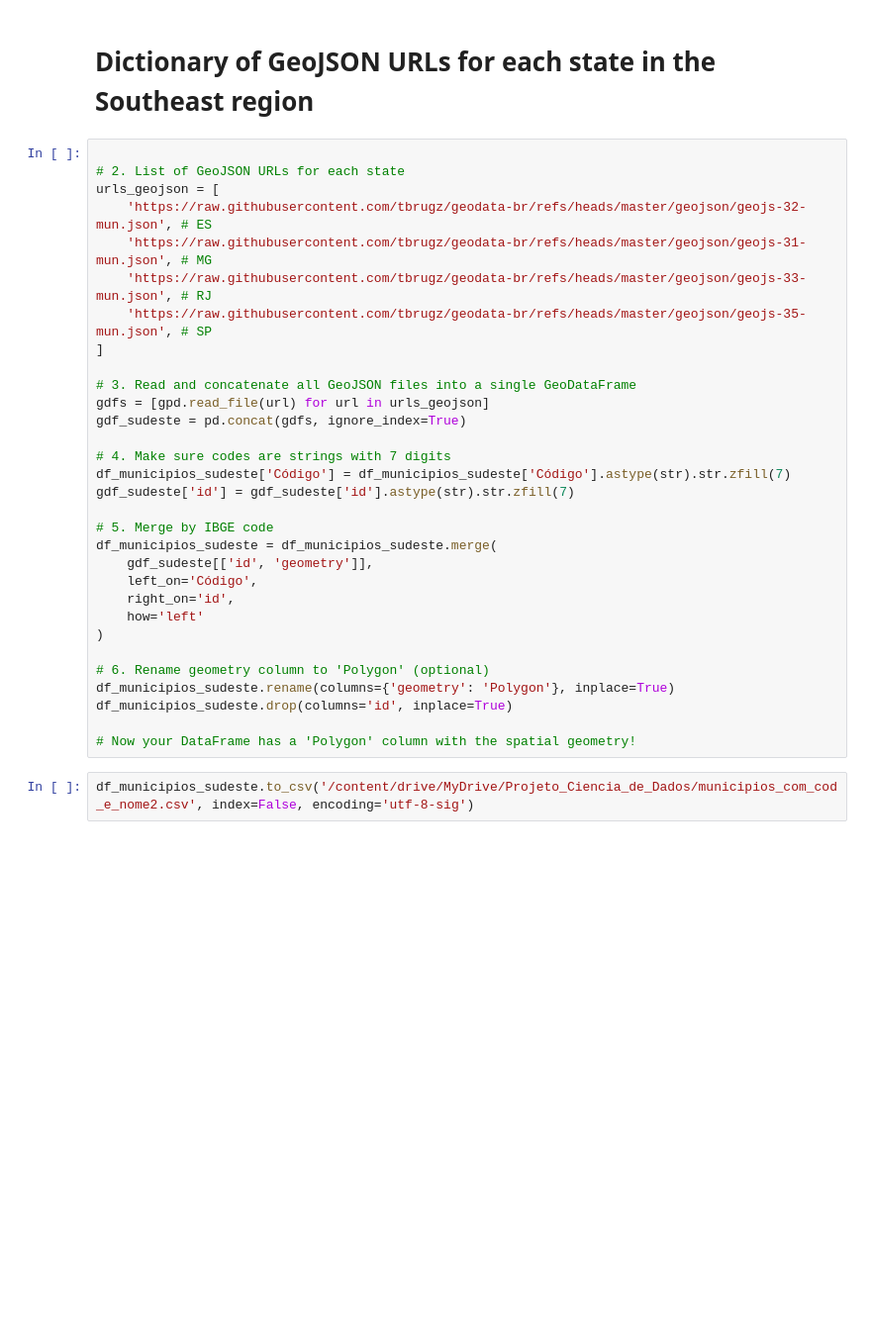
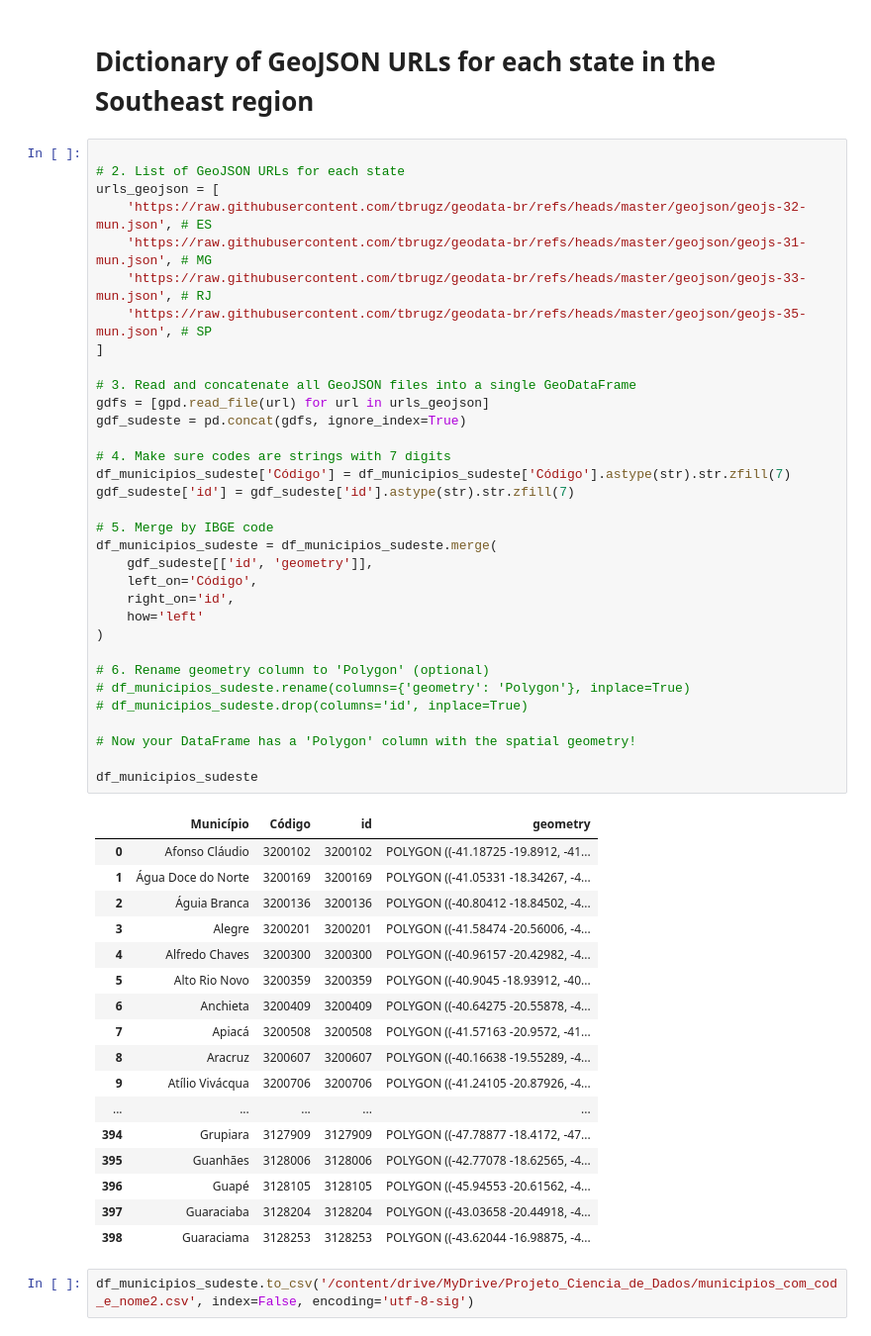
Before and after one commit to lAlissial/VDDataset, a Jupyter notebook: tratando_campos_com_codigos.ipynb, the cells around one changed output. Shown at 99% size. Saved outputs shown, nothing was run; the diff lists cells and outputs as text; blank space fills up the shorter version.

```diff
--- a/tratando_campos_com_codigos.ipynb
+++ b/tratando_campos_com_codigos.ipynb
@@ -1745,34 +1745,54 @@ df_cbo_brazil
 # %%
 
 # 2. List of GeoJSON URLs for each state
 urls_geojson = [
     'https://raw.githubusercontent.com/tbrugz/geodata-br/refs/heads/master/geojson/geojs-32-mun.json', # ES
     'https://raw.githubusercontent.com/tbrugz/geodata-br/refs/heads/master/geojson/geojs-31-mun.json', # MG
     'https://raw.githubusercontent.com/tbrugz/geodata-br/refs/heads/master/geojson/geojs-33-mun.json', # RJ
     'https://raw.githubusercontent.com/tbrugz/geodata-br/refs/heads/master/geojson/geojs-35-mun.json', # SP
 ]
 
 # 3. Read and concatenate all GeoJSON files into a single GeoDataFrame
 gdfs = [gpd.read_file(url) for url in urls_geojson]
 gdf_sudeste = pd.concat(gdfs, ignore_index=True)
 
 # 4. Make sure codes are strings with 7 digits
 df_municipios_sudeste['Código'] = df_municipios_sudeste['Código'].astype(str).str.zfill(7)
 gdf_sudeste['id'] = gdf_sudeste['id'].astype(str).str.zfill(7)
 
 # 5. Merge by IBGE code
 df_municipios_sudeste = df_municipios_sudeste.merge(
     gdf_sudeste[['id', 'geometry']],
     left_on='Código',
     right_on='id',
     how='left'
 )
 
 # 6. Rename geometry column to 'Polygon' (optional)
-df_municipios_sudeste.rename(columns={'geometry': 'Polygon'}, inplace=True)
-df_municipios_sudeste.drop(columns='id', inplace=True)
+# df_municipios_sudeste.rename(columns={'geometry': 'Polygon'}, inplace=True)
+# df_municipios_sudeste.drop(columns='id', inplace=True)
 
 # Now your DataFrame has a 'Polygon' column with the spatial geometry!
+
+df_municipios_sudeste
+# %% [output]
+|  | Município | Código | id | geometry |
+| 0 | Afonso Cláudio | 3200102 | 3200102 | POLYGON ((-41.18725 -19.8912, -41... |
+| 1 | Água Doce do Norte | 3200169 | 3200169 | POLYGON ((-41.05331 -18.34267, -4... |
+| 2 | Águia Branca | 3200136 | 3200136 | POLYGON ((-40.80412 -18.84502, -4... |
+| 3 | Alegre | 3200201 | 3200201 | POLYGON ((-41.58474 -20.56006, -4... |
+| 4 | Alfredo Chaves | 3200300 | 3200300 | POLYGON ((-40.96157 -20.42982, -4... |
+| 5 | Alto Rio Novo | 3200359 | 3200359 | POLYGON ((-40.9045 -18.93912, -40... |
+| 6 | Anchieta | 3200409 | 3200409 | POLYGON ((-40.64275 -20.55878, -4... |
+| 7 | Apiacá | 3200508 | 3200508 | POLYGON ((-41.57163 -20.9572, -41... |
+| 8 | Aracruz | 3200607 | 3200607 | POLYGON ((-40.16638 -19.55289, -4... |
+| 9 | Atílio Vivácqua | 3200706 | 3200706 | POLYGON ((-41.24105 -20.87926, -4... |
+| ... | ... | ... | ... | ... |
+| 394 | Grupiara | 3127909 | 3127909 | POLYGON ((-47.78877 -18.4172, -47... |
+| 395 | Guanhães | 3128006 | 3128006 | POLYGON ((-42.77078 -18.62565, -4... |
+| 396 | Guapé | 3128105 | 3128105 | POLYGON ((-45.94553 -20.61562, -4... |
+| 397 | Guaraciaba | 3128204 | 3128204 | POLYGON ((-43.03658 -20.44918, -4... |
+| 398 | Guaraciama | 3128253 | 3128253 | POLYGON ((-43.62044 -16.98875, -4... |
 # %%
 df_municipios_sudeste.to_csv('/content/drive/MyDrive/Projeto_Ciencia_de_Dados/municipios_com_cod_e_nome2.csv', index=False, encoding='utf-8-sig')
 # %% [markdown]
```
Also changed, not shown: parts of 10 cells of this notebook.
